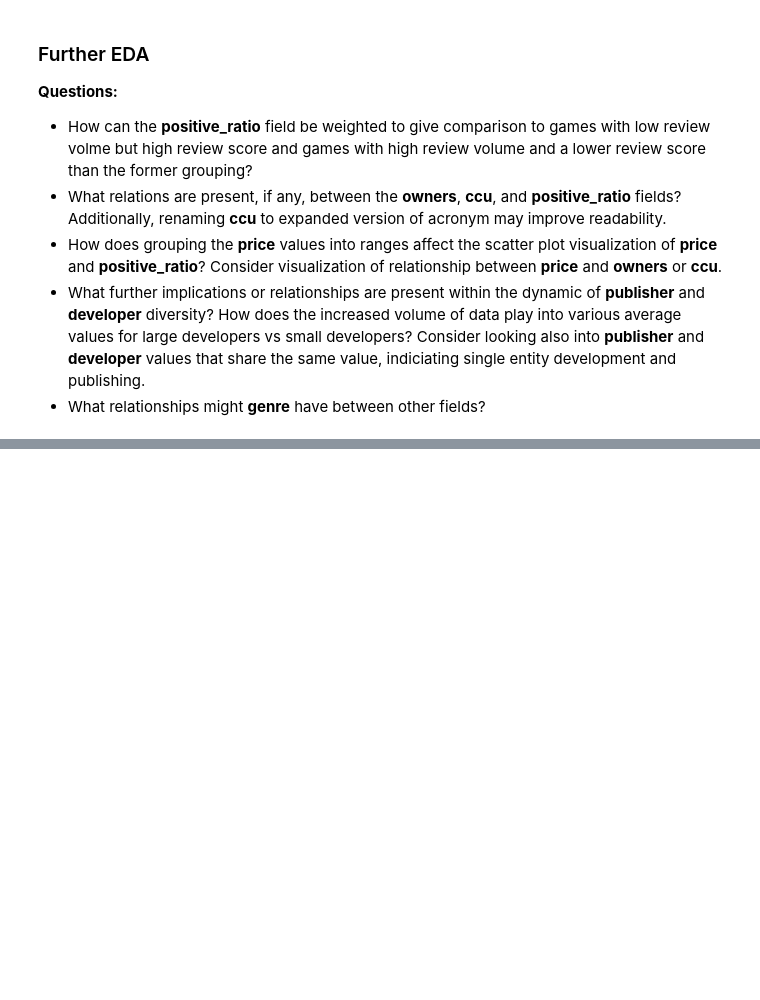
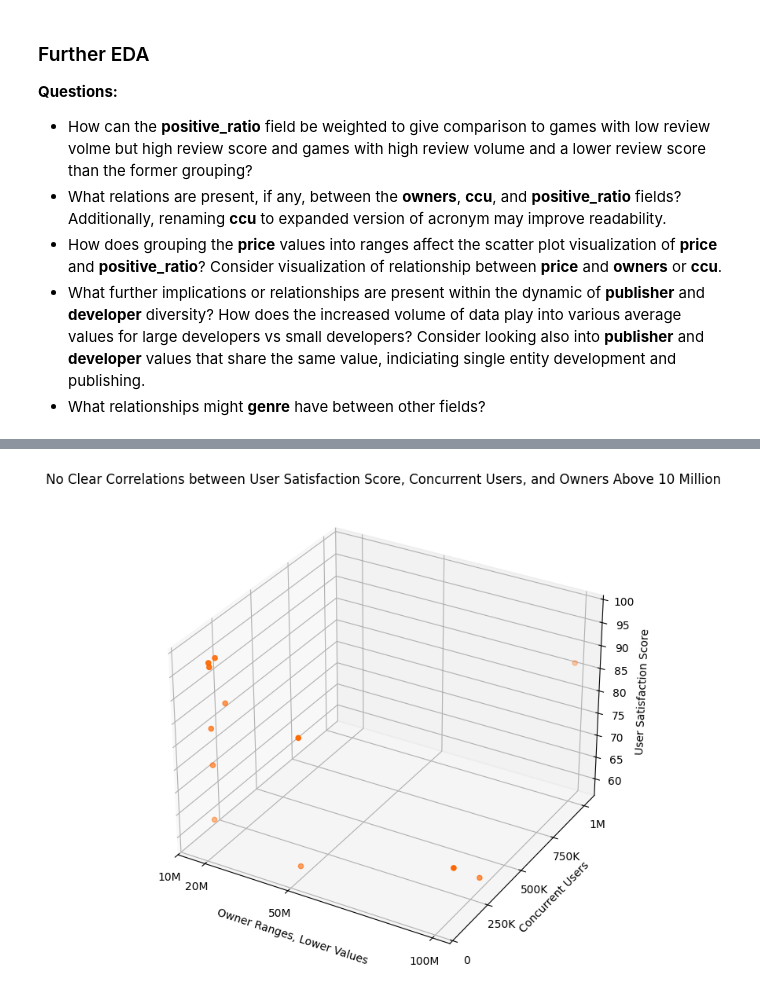
Before and after one commit to Chr-Dennis/exploring-steam-games-performance-and-review-statistics, a Jupyter notebook: notebooks/keystone.ipynb, the cells around one changed output, grey strips where cells are left out. Saved outputs shown, nothing was run; the diff lists cells and outputs as text; code cells hidden in the pictures; blank space fills up the shorter version.

```diff
--- a/notebooks/keystone.ipynb
+++ b/notebooks/keystone.ipynb
@@ -588,0 +736,26 @@ Publisher volume and correlation patterns have been noted, but the more interest
+# %%
+fig = plt.figure(figsize=(8, 8))
+ax = fig.add_subplot(projection='3d')
+
+plt.title('No Clear Correlations between User Satisfaction Score, Concurrent Users, and Owners Above 10 Million')
+
+ax.scatter(
+    df_subset_1_perc['owners_lower'],
+    df_subset_1_perc['concurrent_users'],
+    df_subset_1_perc['user_score'],
+    color = '#ff6700'
+)
+
+ax.set_xlabel('Owner Ranges, Lower Values')
+ax.set_ylabel('Concurrent Users')
+ax.set_zlabel('User Satisfaction Score')
+
+ax.set_xticks([10000000, 20000000, 50000000, 100000000])
+ax.set_xticklabels(['10M', '20M', '50M', '100M'])
+
+ax.set_yticks([0, 250000, 500000, 750000, 1000000])
+ax.set_yticklabels(['0', '250K', '500K', '750K', '1M'])
+
+plt.show()
+# %% [output]
+[figure, added]
```
Also changed, not shown: parts of 24 cells of this notebook.
